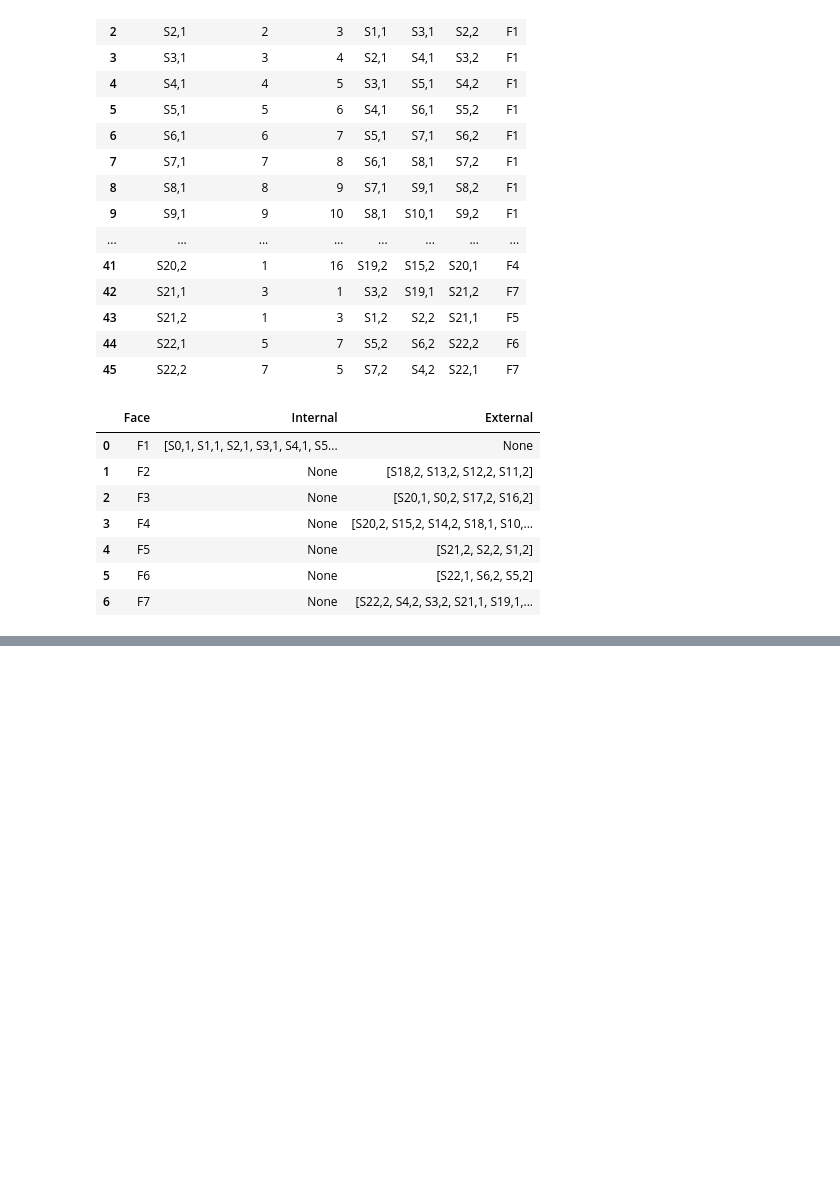
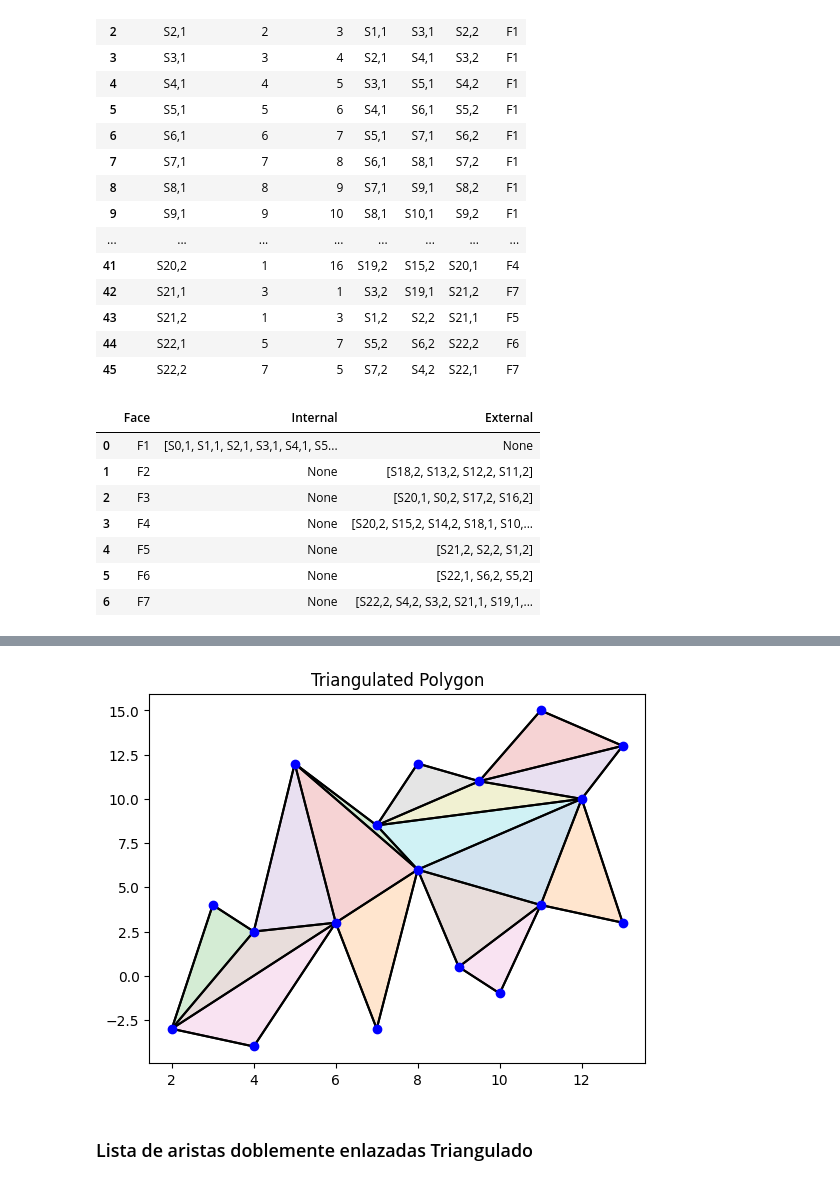
Before and after one commit to dleyvacastro/Geo, a Jupyter notebook: Taller2.ipynb, the cells around one changed output, grey strips where cells are left out. Drawn from its saved outputs; the diff is of its cells as text; code cells hidden in the pictures; blank space fills up the shorter version.

```diff
--- a/Taller2.ipynb
+++ b/Taller2.ipynb
@@ -980,0 +848,10 @@ display(df)
+# %%
+ldce.triangulate()
+plt.title("Triangulated Polygon")
+ldce.plotFaces()
+ldce.plotSemiEdges()
+ldce.plotVertices(showTypes=0)
+# %% [output]
+[figure, added]
+# %% [markdown]
+### Lista de aristas doblemente enlazadas Triangulado
```
Also changed, not shown: parts of 18 cells of this notebook.
